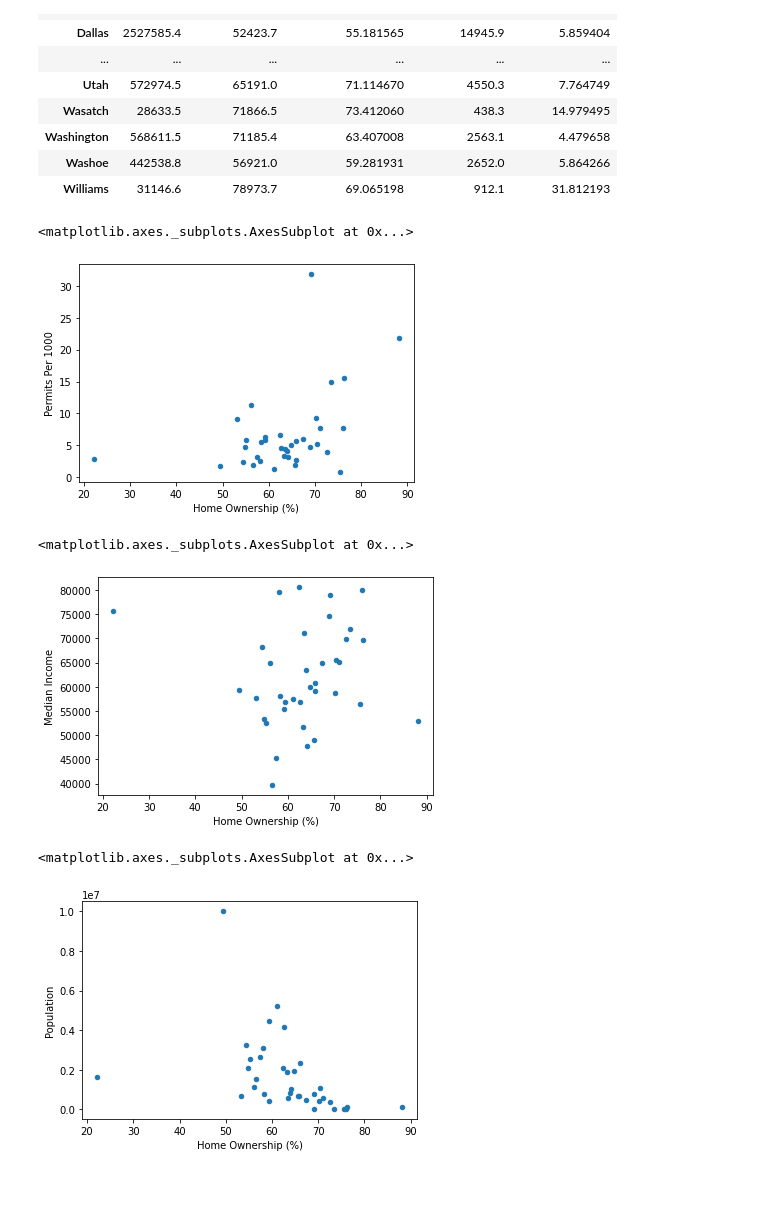
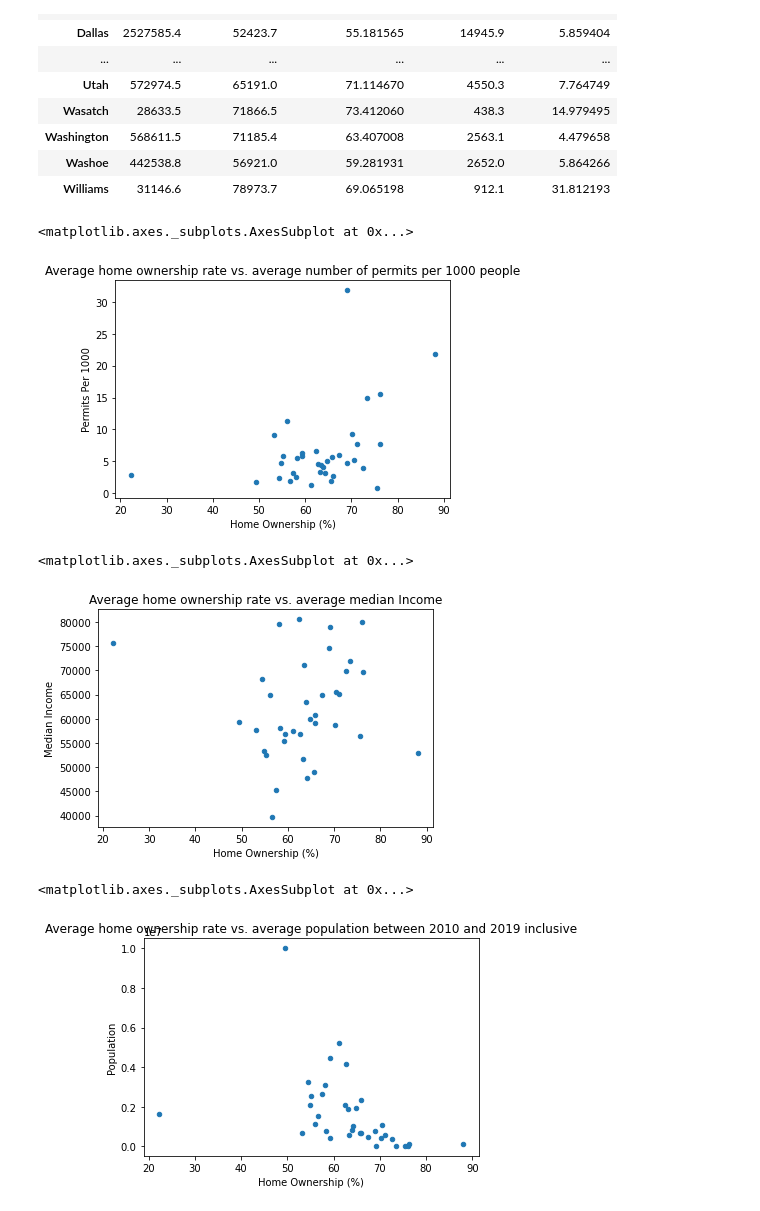
Before and after one commit to rls1316/project-one, a Jupyter notebook: Data_Cleaning.ipynb, the cells around one changed output. Drawn from its saved outputs; the diff is of its cells as text; code cells hidden in the pictures; blank space fills up the shorter version.

```diff
--- a/Data_Cleaning.ipynb
+++ b/Data_Cleaning.ipynb
@@ -281,19 +281,19 @@ means
 | Williams | 31146.6 | 78973.7 | 69.065198 | 912.1 | 31.812193 |
 # %%
 # Average home ownership rate vs. average number of permits per 1000 people
-means.plot.scatter( x="Home Ownership (%)", y="Permits Per 1000")
+means.plot.scatter( x="Home Ownership (%)", y="Permits Per 1000", title="Average home ownership rate vs. average number of permits per 1000 people")
 # %% [output]
 <matplotlib.axes._subplots.AxesSubplot at 0x...>
-[figure, old version]
+[figure, new version]
 # %%
 # Average home ownership rate vs. average median Income
-means.plot.scatter(y="Median Income", x="Home Ownership (%)")
+means.plot.scatter(y="Median Income", x="Home Ownership (%)", title="Average home ownership rate vs. average median Income")
 # %% [output]
 <matplotlib.axes._subplots.AxesSubplot at 0x...>
-[figure, old version]
+[figure, new version]
 # %%
 # Average home ownership rate vs. average population between 2010 and 2019 inclusive
-means.plot.scatter(y="Population", x="Home Ownership (%)")
+means.plot.scatter(y="Population", x="Home Ownership (%)", title="Average home ownership rate vs. average population between 2010 and 2019 inclusive")
 # %% [output]
 <matplotlib.axes._subplots.AxesSubplot at 0x...>
-[figure, old version]
+[figure, new version]
```
